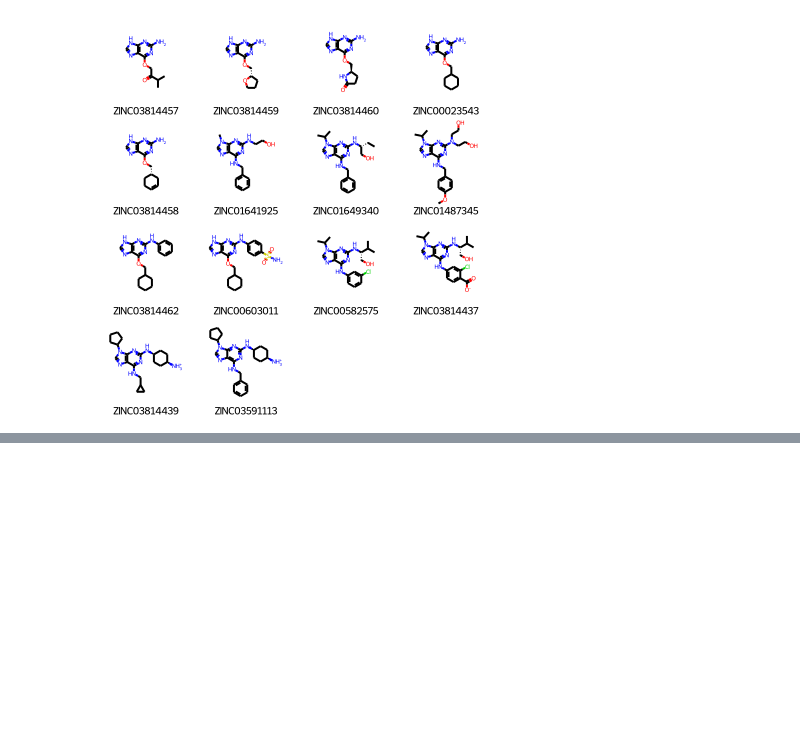
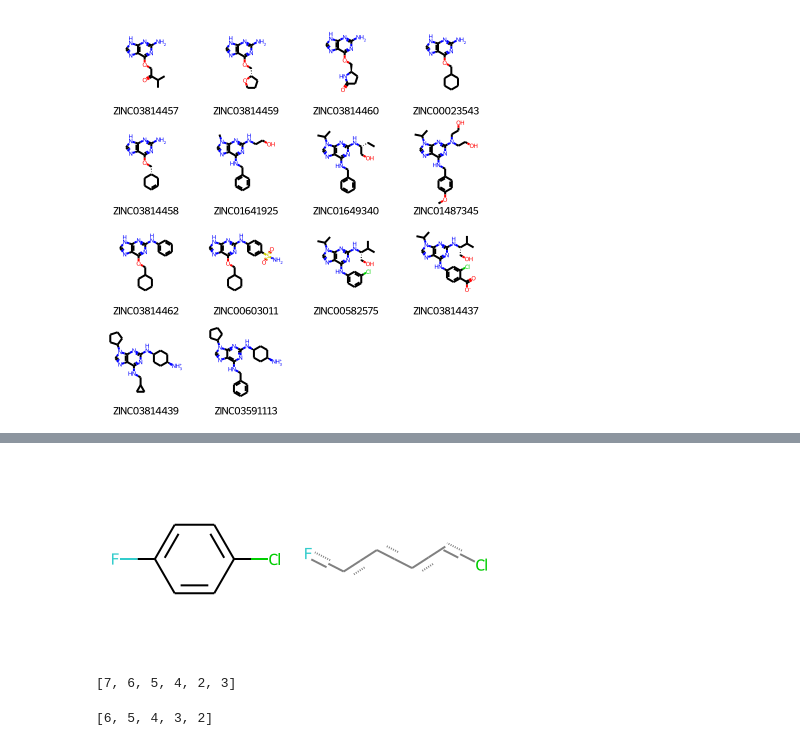
Before and after one commit to jinwoo3239/rdkit, a Jupyter notebook: rdkit_practice.ipynb, the cells around one changed output, grey strips where cells are left out. Drawn from its saved outputs; the diff is of its cells as text; code cells hidden in the pictures; blank space fills up the shorter version.

```diff
--- a/rdkit_practice.ipynb
+++ b/rdkit_practice.ipynb
@@ -704,0 +712,15 @@ img
+# %%
+# 특정 구조에 highlight 주기
+
+smi = 'c1cc(F)ccc1Cl'
+mol = Chem.MolFromSmiles(smi)
+patt = Chem.MolFromSmarts('ClccccF')
+
+Chem.Draw.MolsToGridImage([mol, patt])
+# %% [output]
+[figure, added]
+# %%
+hit_ats = list(mol.GetSubstructMatch(patt))
+hit_ats
+# %% [output]
+[7, 6, 5, 4, 2, 3]
@@ -704,0 +736,4 @@ img
+# %%
+hit_bonds
+# %% [output]
+[6, 5, 4, 3, 2]
```
Also changed, not shown: parts of 39 cells of this notebook.
